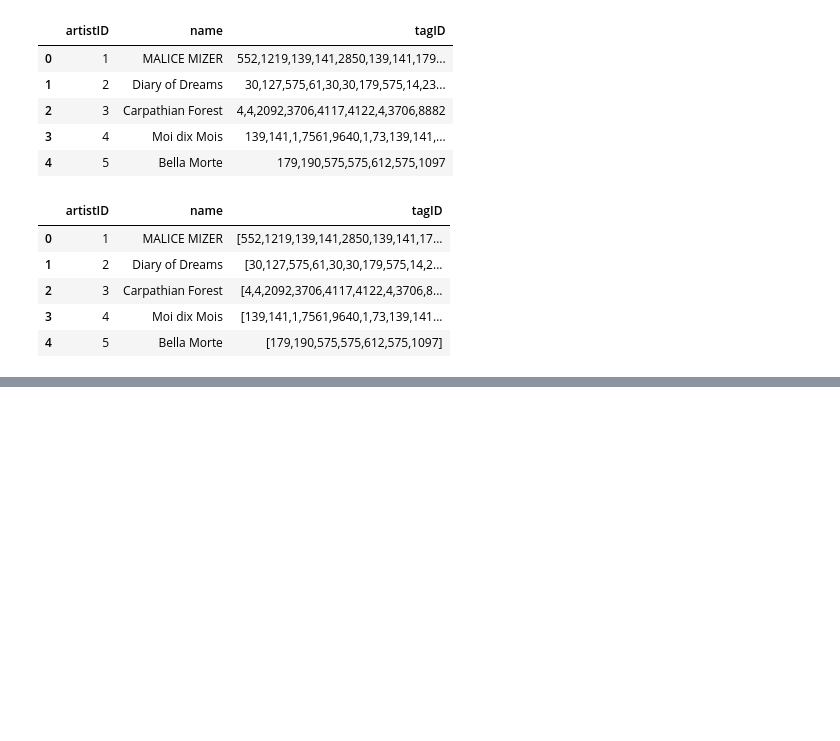
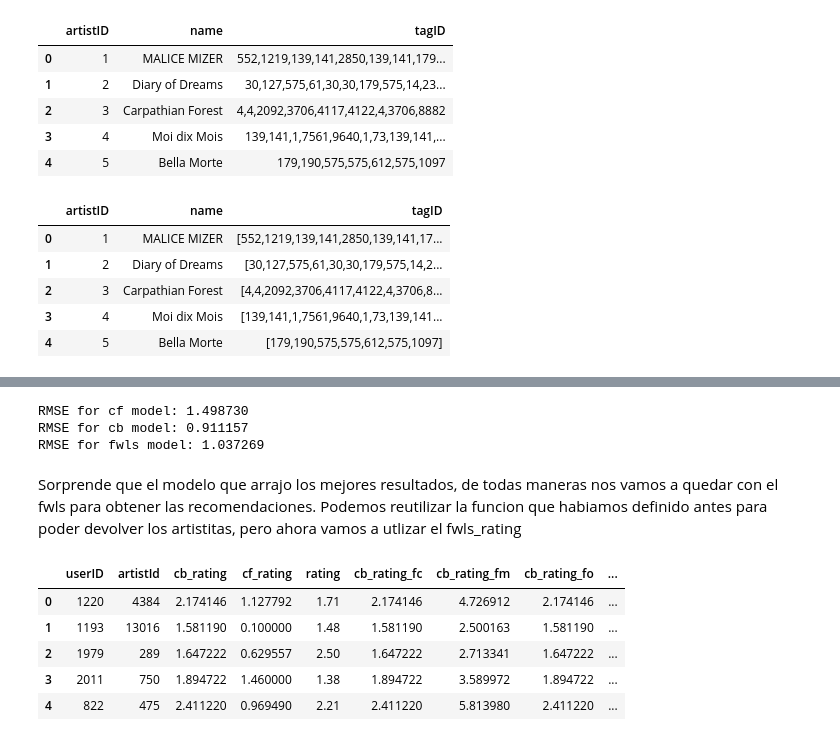
Before and after one commit to fercab24/SistemasDeRecomendacion, a Jupyter notebook: practico.ipynb, the cells around one changed output, grey strips where cells are left out. Drawn from its saved outputs; the diff is of its cells as text; code cells hidden in the pictures; blank space fills up the shorter version.

```diff
--- a/practico.ipynb
+++ b/practico.ipynb
@@ -677,0 +670,2 @@ artists_and_tags.head()
+# %%
+content_based_model = GenresBasedFilter(artists_and_tags).fit(ratings_train)
@@ -677,0 +755,14 @@ artists_and_tags.head()
+# %%
+# Evaluacion del modelo, hay que realizar los mismos pasos queq se hicieron para entrenarlo
+transformed_ratings_test = []
+
+for u, a, r in tqdm_notebook(ratings_test):
+    transformed_ratings_test.append({
+        "userID"   : u                                           ,
+        "artistId" : a                                           ,
+        "cb_rating": content_based_model.predict(u, a)           ,
+        "cf_rating": collaborative_filter_model.predict(u, a).est,
+        "rating"   : r
+    })
+
+transformed_ratings_test = pd.DataFrame(transformed_ratings_test)
@@ -677,0 +781,48 @@ artists_and_tags.head()
+# %%
+# Generacion de atributos de test
+for base_model in ["cb", "cf"]:
+    transformed_ratings_test["{}_rating_fc".format(base_model)] =\
+        transformed_ratings_test.apply(
+            lambda row: row["{}_rating".format(base_model)] * feature_function_constant_one(),
+            axis=1
+        )
+    transformed_ratings_test["{}_rating_fm".format(base_model)] =\
+        transformed_ratings_test.apply(
+            lambda row: row["{}_rating".format(base_model)] * feature_function_mean(row["userID"]),
+            axis=1
+        )
+    transformed_ratings_test["{}_rating_fo".format(base_model)] =\
+        transformed_ratings_test.apply(
+            lambda row: row["{}_rating".format(base_model)] * feature_function_over(row["userID"]),
+            axis=1
+        )
+
+transformed_ratings_test["fwls_rating"] = fwls_model.predict(transformed_ratings_test[feature_cols])
+# %%
+from sklearn.metrics import mean_squared_error
+
+for model in ["cf", "cb", "fwls"]:
+    rmse = np.sqrt(
+        mean_squared_error(
+            transformed_ratings_test["rating"],
+            transformed_ratings_test["{}_rating".format(model)]
+        )
+    )
+
+    print("RMSE for {} model: {:03f}".format(model, rmse))
+# %% [output]
+RMSE for cf model: 1.498730
+RMSE for cb model: 0.911157
+RMSE for fwls model: 1.037269
+# %% [markdown]
+Sorprende que el modelo que arrajo los mejores resultados, de todas maneras nos vamos a quedar con el fwls para obtener las recomendaciones.
+Podemos reutilizar la funcion que habiamos definido antes para poder devolver los artistitas, pero ahora vamos a utlizar el fwls_rating
+# %%
+transformed_ratings_test.head()
+# %% [output]
+|  | userID | artistId | cb_rating | cf_rating | rating | cb_rating_fc | cb_rating_fm | cb_rating_fo | ... |
+| 0 | 1220 | 4384 | 2.174146 | 1.127792 | 1.71 | 2.174146 | 4.726912 | 2.174146 | ... |
+| 1 | 1193 | 13016 | 1.581190 | 0.100000 | 1.48 | 1.581190 | 2.500163 | 1.581190 | ... |
+| 2 | 1979 | 289 | 1.647222 | 0.629557 | 2.50 | 1.647222 | 2.713341 | 1.647222 | ... |
+| 3 | 2011 | 750 | 1.894722 | 1.460000 | 1.38 | 1.894722 | 3.589972 | 1.894722 | ... |
+| 4 | 822 | 475 | 2.411220 | 0.969490 | 2.21 | 2.411220 | 5.813980 | 2.411220 | ... |
```
Also changed, not shown: parts of 22 cells of this notebook, 1 other file.
